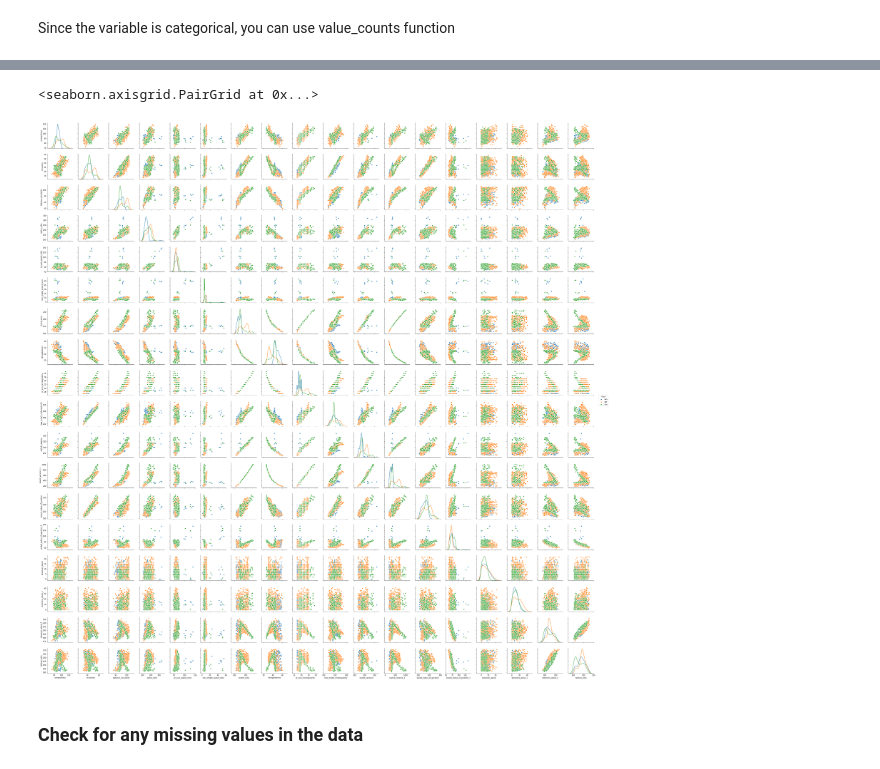
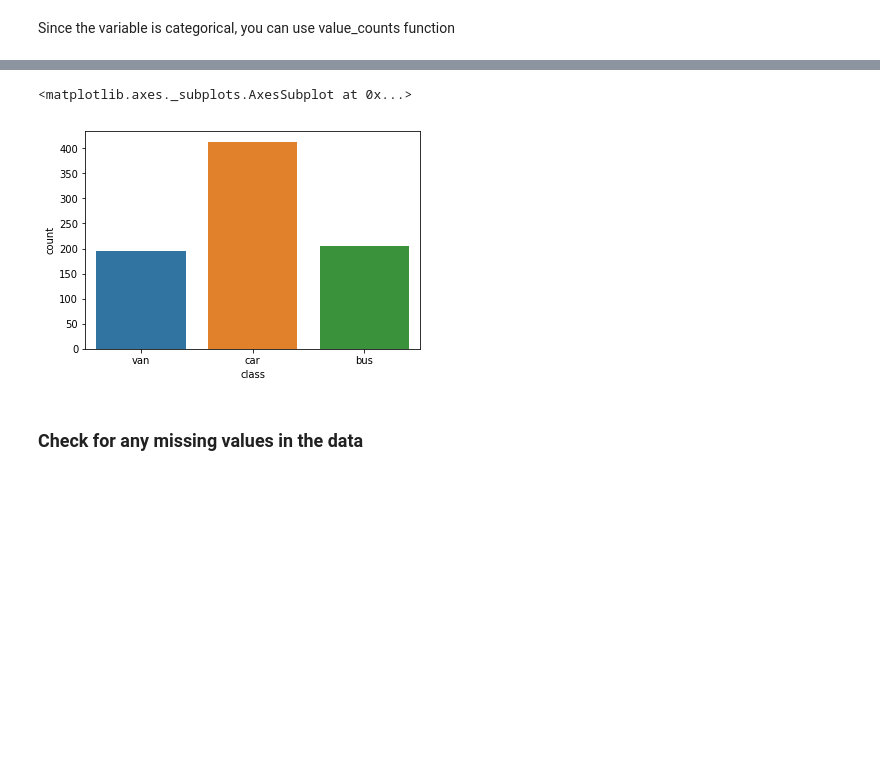
Before and after one commit to Karthikladappan/AIML, a Jupyter notebook: External_Lab_Res_4.ipynb, the cells around one changed output, grey strips where cells are left out. Cells and saved outputs as stored; diff of their text form; code cells hidden in the pictures; blank space fills up the shorter version.

```diff
--- a/External_Lab_Res_4.ipynb
+++ b/External_Lab_Res_4.ipynb
@@ -4,19 +4,3 @@
 Four "Corgie" model vehicles were used for the experiment: a double decker bus, Cheverolet van, Saab 9000 and an Opel Manta 400 cars. This particular combination of vehicles was chosen with the expectation that the bus, van and either one of the cars would be readily distinguishable, but it would be more difficult to distinguish between the cars.
 # %% [markdown]
 ### 1. Read the dataset using function .dropna() - to avoid dealing with NAs as of now
-# %%
-#Importing Libraries
-import pandas as pd
-import numpy as np
-
-
-import matplotlib.pyplot as plt
-from matplotlib import style
-style.use("ggplot")
-
-%matplotlib inline
-
-import matplotlib.pyplot as plt; plt.rcdefaults()
-import seaborn as sns
-
-from sklearn import metrics
@@ -98,0 +10,2 @@ Index(['compactness', 'circularity', 'distance_circularity', 'radius_ratio',
+# %%
+vehicle= pd.read_csv("vehicle.csv").dropna()
@@ -115,6 +38,0 @@ df['class'].value_counts().plot(kind='bar')
-# %%
-#Analyzing the relationship between the independent and dependent variables
-sns.pairplot(df, diag_kind='kde',hue='class')
-# %% [output]
-<seaborn.axisgrid.PairGrid at 0x...>
-[figure, removed]
@@ -121,2 +43,7 @@ sns.pairplot(df, diag_kind='kde',hue='class')
+# %%
+sns.countplot(x='class',data=vehicle)
+# %% [output]
+<matplotlib.axes._subplots.AxesSubplot at 0x...>
+[figure, added]
 # %% [markdown]
 ### Check for any missing values in the data
```
Also changed, not shown: parts of 60 cells of this notebook, 24 other files.
